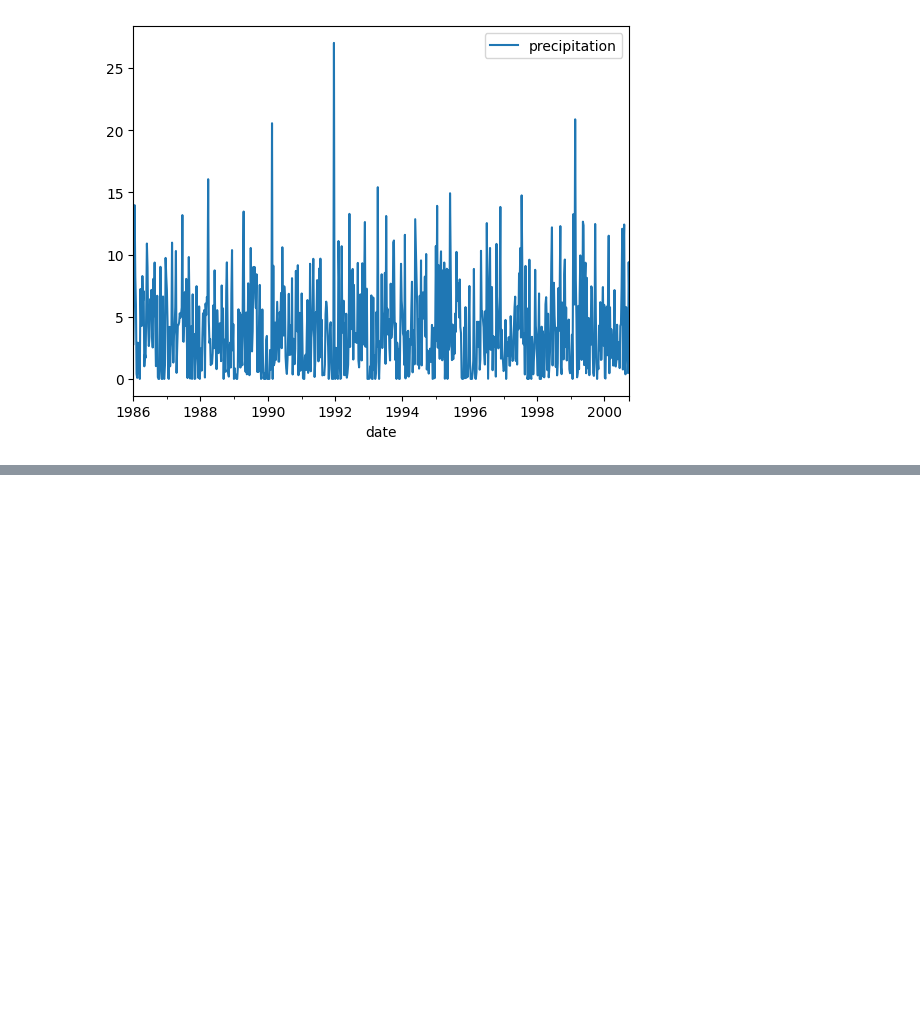
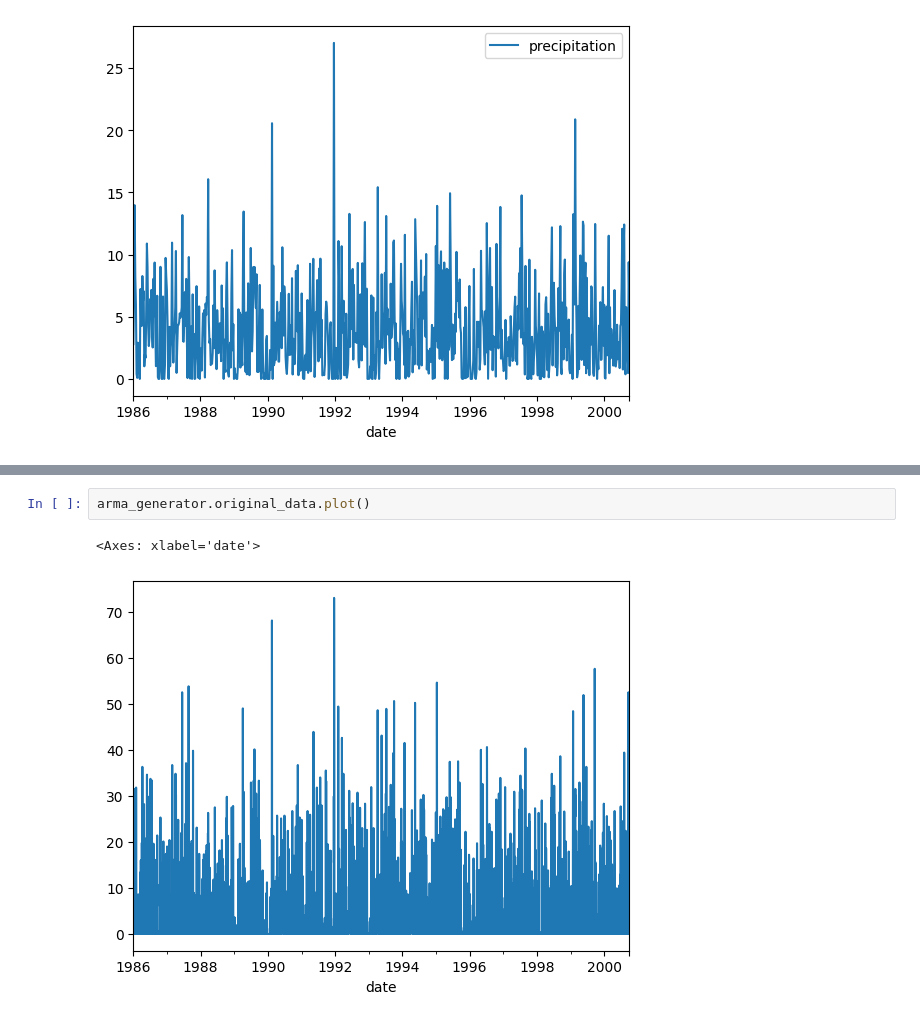
Before and after one commit to CooperBigFoot/precipitation-generator, a Jupyter notebook: notebooks/exploration.ipynb, the cells around one changed output, grey strips where cells are left out. Drawn from its saved outputs; the diff is of its cells as text; blank space fills up the shorter version.

```diff
--- a/notebooks/exploration.ipynb
+++ b/notebooks/exploration.ipynb
@@ -115,0 +123,5 @@ plt.show()
+# %%
+arma_generator.original_data.plot()
+# %% [output]
+<Axes: xlabel='date'>
+[figure, added]
```
Also changed, not shown: parts of 4 cells of this notebook, 1 other file.
